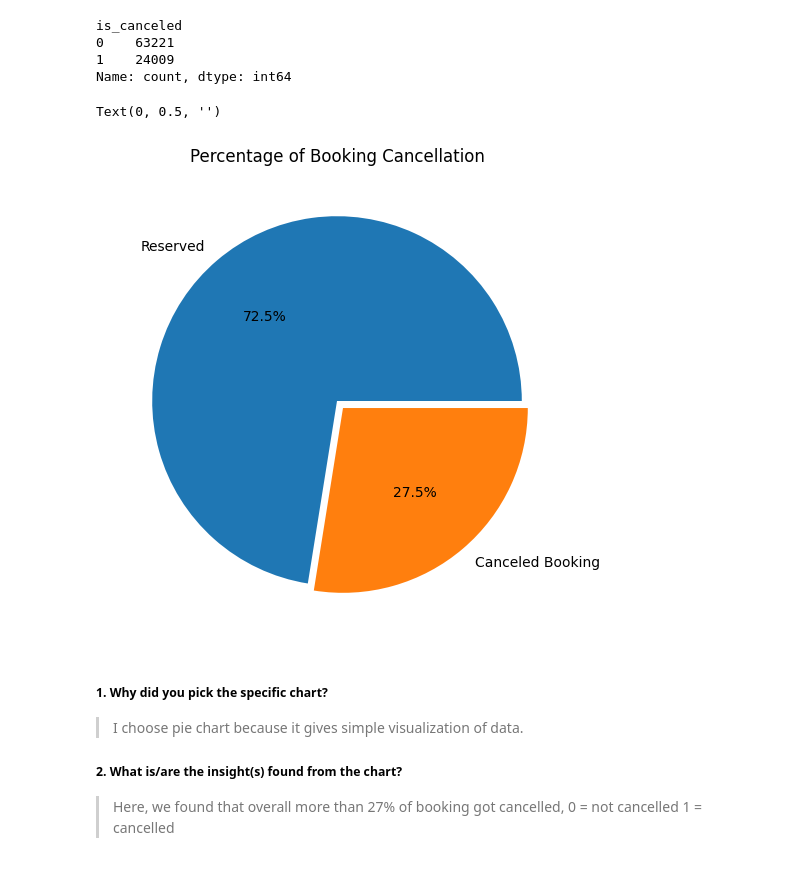
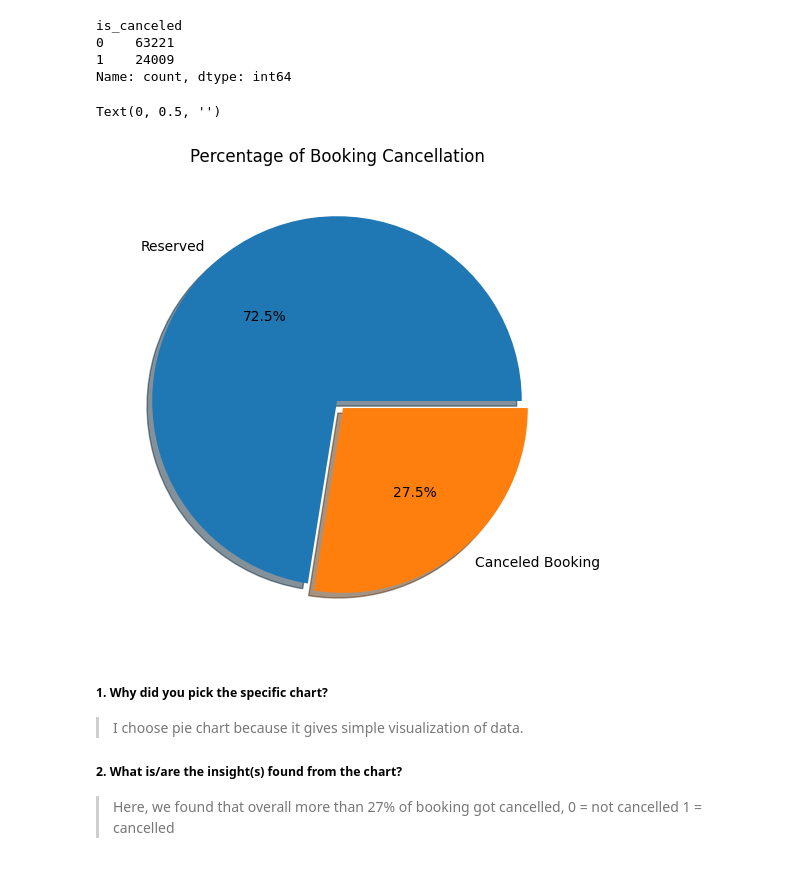
Before and after one commit to Digvijay-0/hotel-analysis, a Jupyter notebook: Hotel_Bookings.ipynb, the cells around one changed output. Drawn from its saved outputs; the diff is of its cells as text; code cells hidden in the pictures.

```diff
--- a/Hotel_Bookings.ipynb
+++ b/Hotel_Bookings.ipynb
@@ -448,14 +448,14 @@ Name: count, dtype: int64
 # %%
 # graph plotting
 custom_labels = ['Reserved', 'Canceled Booking']
 plt.figure(figsize= (6,6))
-canceled.plot(kind = 'pie', autopct = "%1.1f%%" , labels = custom_labels, explode =[0, 0.05] )
+canceled.plot(kind = 'pie',shadow = True, autopct = "%1.1f%%" , labels = custom_labels, explode =[0, 0.05] )
 
 plt.title('Percentage of Booking Cancellation')
 plt.ylabel('')
 # %% [output]
 Text(0, 0.5, '')
-[figure, old version]
+[figure, new version]
 # %% [markdown]
 ##### 1. Why did you pick the specific chart?
 >I choose pie chart because it gives simple visualization of data.
```
Also changed, not shown: parts of 37 cells of this notebook.
